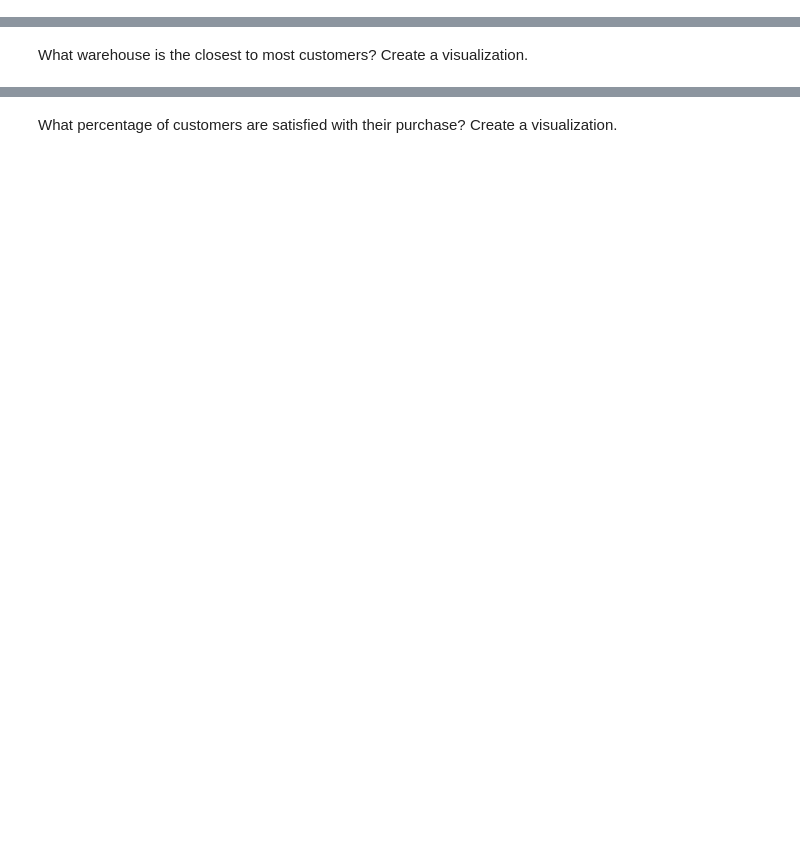
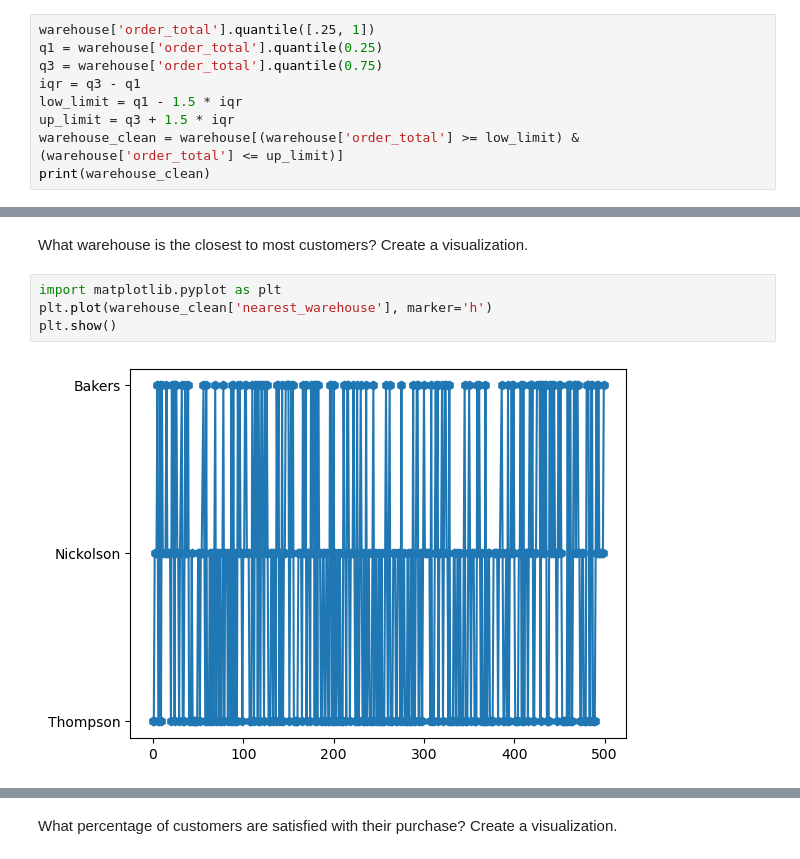
Before and after one commit to EPIC-Campus-LPS/cleaning-warehouse-data-J-Huster, a Jupyter notebook: Lab1.1.ipynb, the cells around one changed output, grey strips where cells are left out. Saved outputs shown, nothing was run; the diff lists cells and outputs as text; blank space fills up the shorter version.

```diff
--- a/Lab1.1.ipynb
+++ b/Lab1.1.ipynb
@@ -262,3 +239,12 @@ We are going to remove statistical outliers in `order_total`. To remove outliers
 - Find IQR range
 - Find upper and lower limit
 - Remove elements
+# %%
+warehouse['order_total'].quantile([.25, 1])
+q1 = warehouse['order_total'].quantile(0.25)
+q3 = warehouse['order_total'].quantile(0.75)
+iqr = q3 - q1
+low_limit = q1 - 1.5 * iqr
+up_limit = q3 + 1.5 * iqr
+warehouse_clean = warehouse[(warehouse['order_total'] >= low_limit) & (warehouse['order_total'] <= up_limit)]
+print(warehouse_clean)
@@ -277,2 +319,8 @@ Without outliers, what are the top 5 most expensive orders?
 # %% [markdown]
 What warehouse is the closest to most customers? Create a visualization.
+# %%
+import matplotlib.pyplot as plt
+plt.plot(warehouse_clean['nearest_warehouse'], marker='h')
+plt.show()
+# %% [output]
+[figure, added]
```
Also changed, not shown: parts of 8 cells of this notebook.
